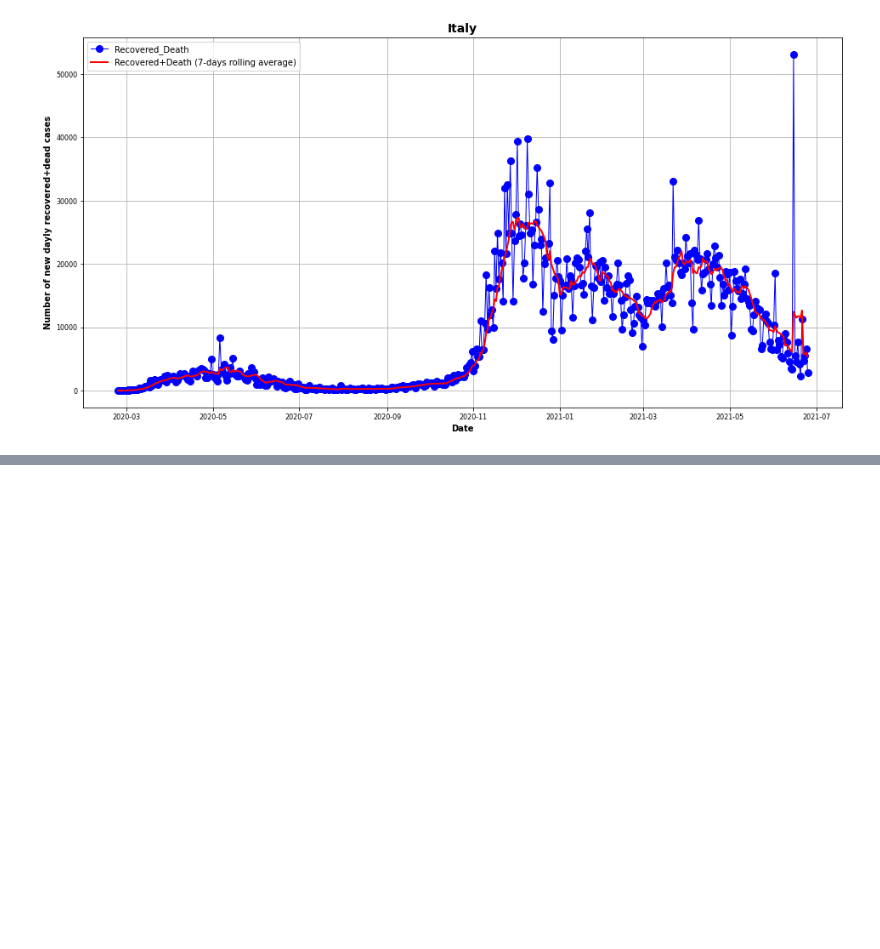
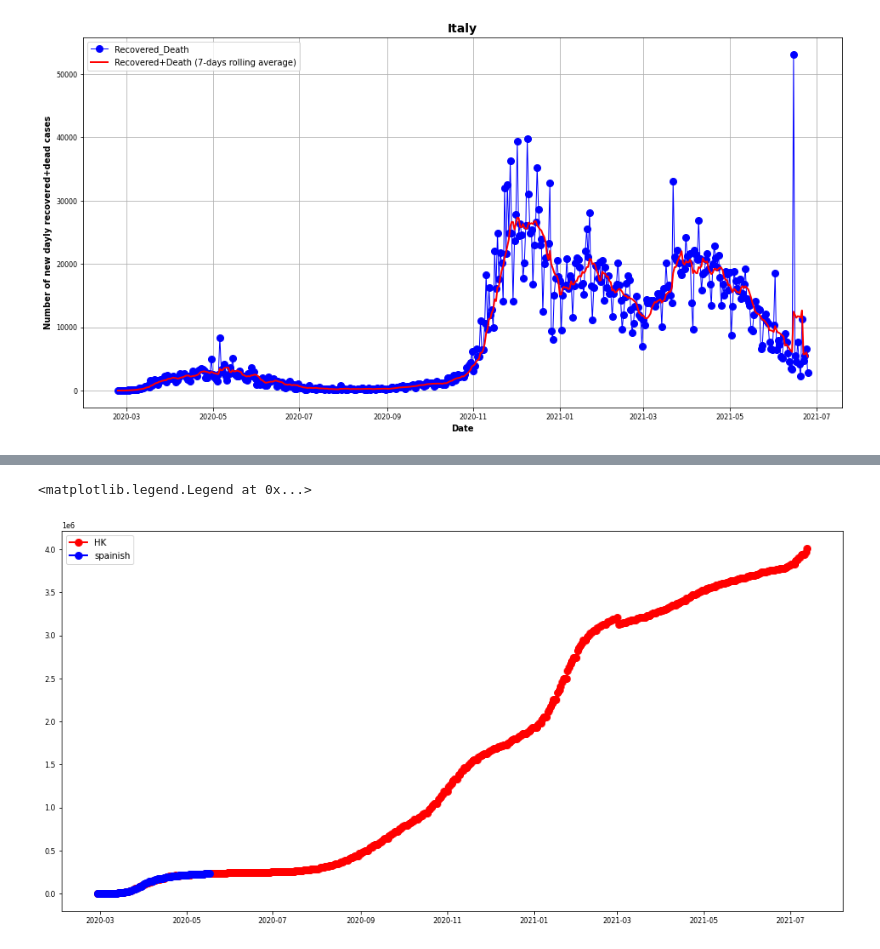
Before and after one commit to Nuelam9/Bayesian-inference-on-SCIR-epidemic-model, a Jupyter notebook: Advanced-statistics/notebook/data_preprocessing.ipynb, the cells around one changed output, grey strips where cells are left out. Saved outputs shown, nothing was run; the diff lists cells and outputs as text; code cells hidden in the pictures; blank space fills up the shorter version.

```diff
--- a/Advanced-statistics/notebook/data_preprocessing.ipynb
+++ b/Advanced-statistics/notebook/data_preprocessing.ipynb
@@ -178,0 +281,7 @@ df1.to_csv('../Data/dataset_ita.csv', index=False)
+# %%
+plt.plot(pd.to_datetime(df2[df2.date >= '2020.02.28'].date), df2[df2.date >= '2020.02.28'].Confirmed, 'ro-', label='HK')
+plt.plot(pd.to_datetime(df.Day), df.Confirmed, 'bo-', label='spainish')
+plt.legend()
+# %% [output]
+<matplotlib.legend.Legend at 0x...>
+[figure, added]
```
Also changed, not shown: parts of 6 cells of this notebook, 9 other files.
